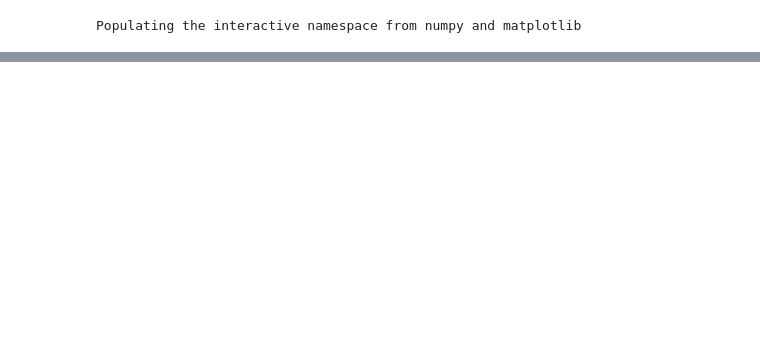
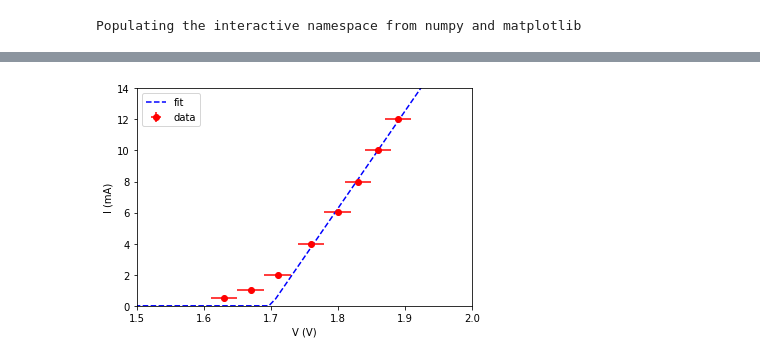
Before and after one commit to mulhearn/classwork, a Jupyter notebook: phy80/lab_manual/figs/labs/planck/planck_analysis.ipynb, the cells around one changed output, grey strips where cells are left out. Cells and saved outputs as stored; diff of their text form; code cells hidden in the pictures; blank space fills up the shorter version.

```diff
--- a/phy80/lab_manual/figs/labs/planck/planck_analysis.ipynb
+++ b/phy80/lab_manual/figs/labs/planck/planck_analysis.ipynb
@@ -146,0 +188,13 @@ plt.savefig("planck.pdf")
+# %%
+plt.errorbar(dat_v[0], dat_i[0],xerr=0.02,yerr=0.02,fmt="ro",label="data")
+xf = np.linspace(1.0,2.0,100)
+yf = diode_func(xf,fit_va[0],fit_r[0])
+plt.plot(xf,yf,"b--",label="fit")
+plt.xlim(1.5,2.0)
+plt.ylim(0,14.0)
+plt.xlabel("V (V)")
+plt.ylabel("I (mA)")
+plt.legend()
+plt.savefig("fit_diode.pdf")
+# %% [output]
+[figure, added]
```
Also changed, not shown: parts of 8 cells of this notebook, 26 other files.
